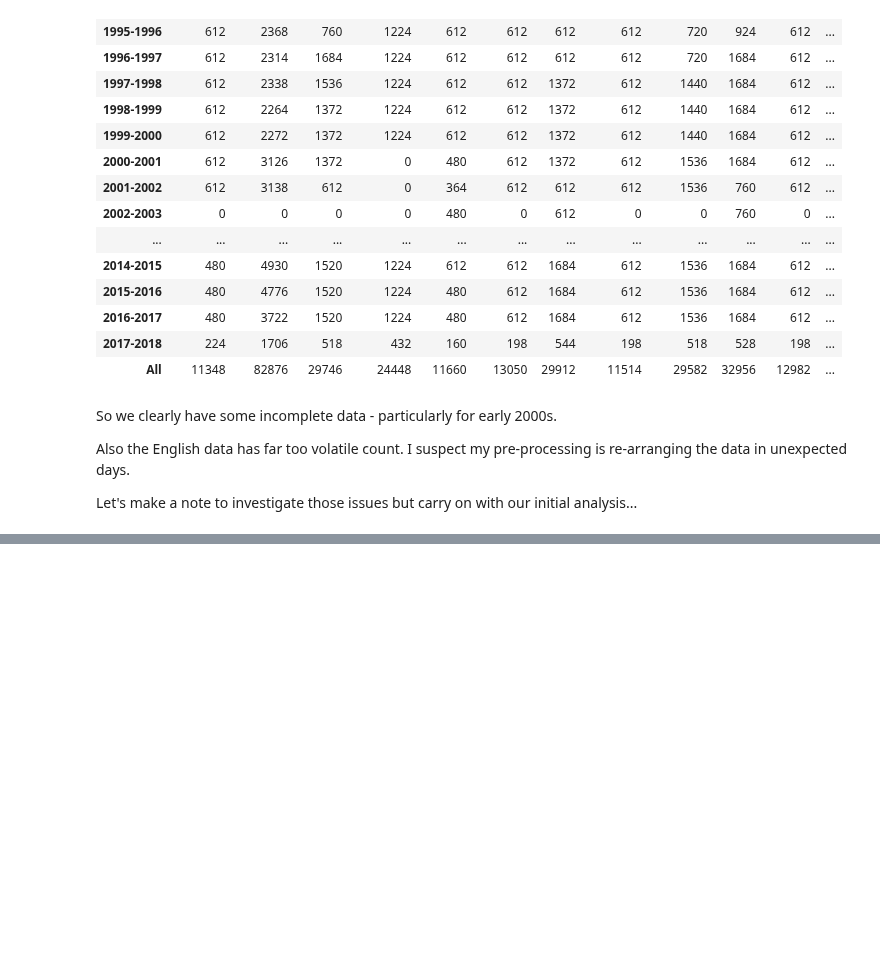
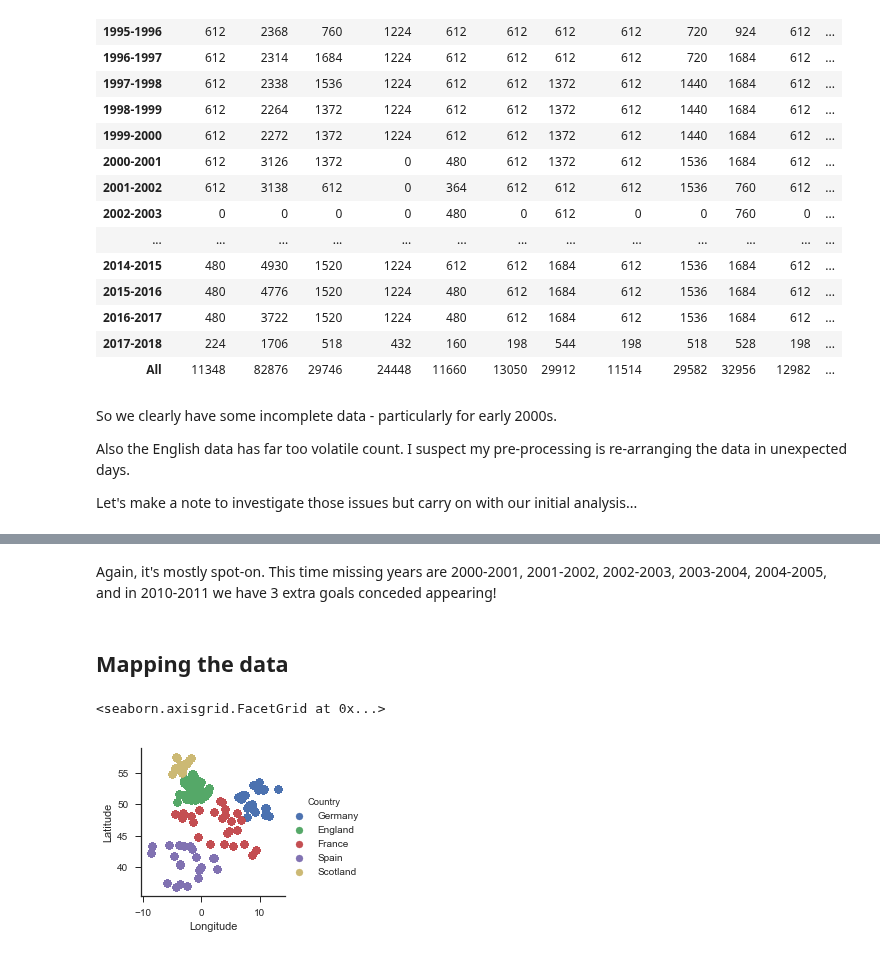
Before and after one commit to deacona/the-ball-is-round, a Jupyter notebook: notebooks/0.1-clubs-exploration.ipynb, the cells around one changed output, grey strips where cells are left out. Saved outputs shown, nothing was run; the diff lists cells and outputs as text; code cells hidden in the pictures; blank space fills up the shorter version.

```diff
--- a/notebooks/0.1-clubs-exploration.ipynb
+++ b/notebooks/0.1-clubs-exploration.ipynb
@@ -83,0 +160,16 @@ Name: Goals, dtype: int64
+# %% [markdown]
+Again, it's mostly spot-on. This time missing years are 2000-2001, 2001-2002, 2002-2003, 2003-2004, 2004-2005, and in 2010-2011 we have 3 extra goals conceded appearing!
+# %% [markdown]
+## Mapping the data
+# %%
+from  matplotlib import pyplot
+import seaborn
+seaborn.set(style='ticks')
+
+mapdata=fulldata.dropna(subset=['Latitude', 'Longitude'])
+# mapdata.info()
+fg = seaborn.FacetGrid(data=mapdata, hue='Country', aspect=1.)
+fg.map(pyplot.scatter, 'Longitude', 'Latitude').add_legend()
+# %% [output]
+<seaborn.axisgrid.FacetGrid at 0x...>
+[figure, added]
```
Also changed, not shown: parts of 11 cells of this notebook, 1 other file.
